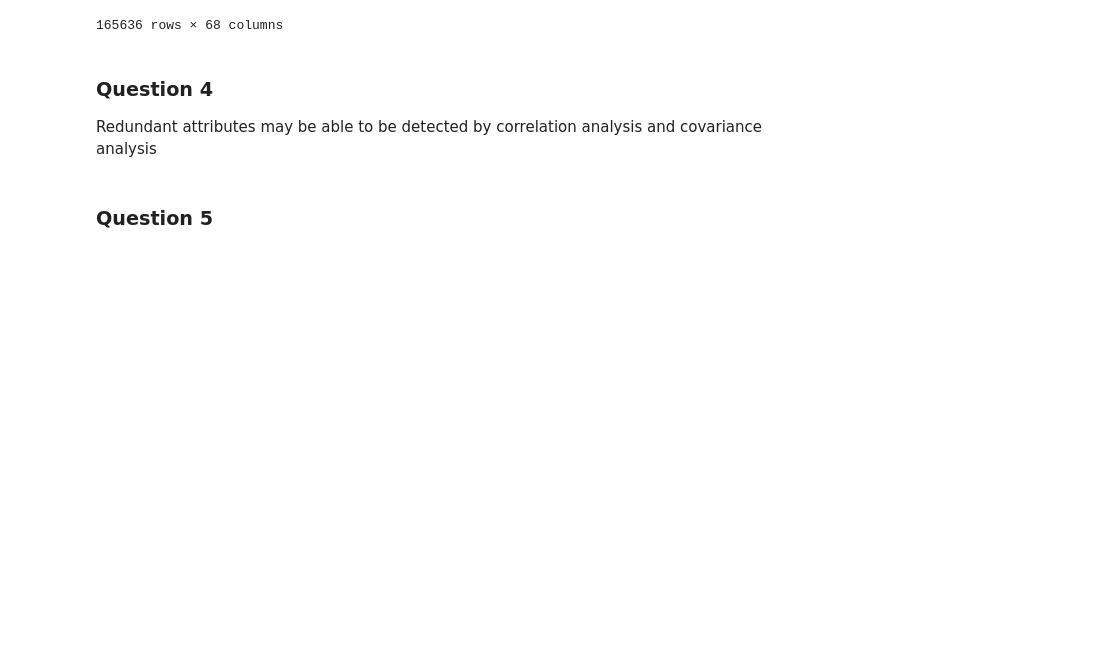
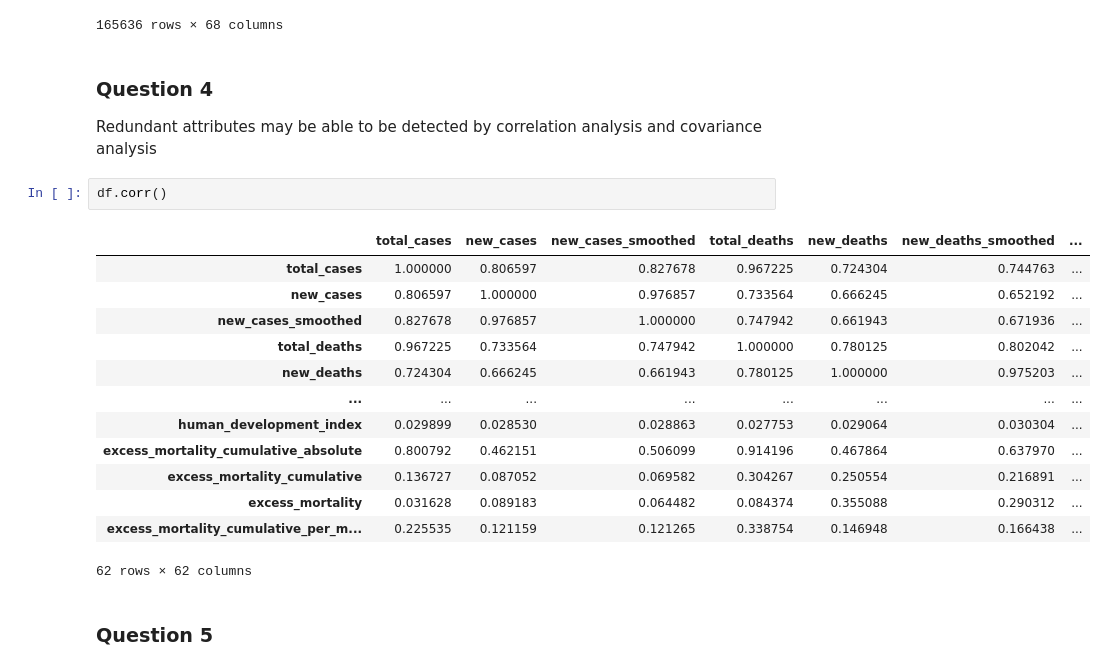
Before and after one commit to mohammadsaadati80/Data-Mining-COVID-19-Analysis, a Jupyter notebook: DM_CA1.ipynb, the cells around one changed output. Saved outputs shown, nothing was run; the diff lists cells and outputs as text; blank space fills up the shorter version.

```diff
--- a/DM_CA1.ipynb
+++ b/DM_CA1.ipynb
@@ -143,5 +192,21 @@ df_p1_q3
 # %% [markdown]
 ### Question 4
 Redundant attributes may be able to be detected by correlation analysis and covariance analysis
+# %%
+df.corr()
+# %% [output]
+|  | total_cases | new_cases | new_cases_smoothed | total_deaths | new_deaths | new_deaths_smoothed | ... |
+| total_cases | 1.000000 | 0.806597 | 0.827678 | 0.967225 | 0.724304 | 0.744763 | ... |
+| new_cases | 0.806597 | 1.000000 | 0.976857 | 0.733564 | 0.666245 | 0.652192 | ... |
+| new_cases_smoothed | 0.827678 | 0.976857 | 1.000000 | 0.747942 | 0.661943 | 0.671936 | ... |
+| total_deaths | 0.967225 | 0.733564 | 0.747942 | 1.000000 | 0.780125 | 0.802042 | ... |
+| new_deaths | 0.724304 | 0.666245 | 0.661943 | 0.780125 | 1.000000 | 0.975203 | ... |
+| ... | ... | ... | ... | ... | ... | ... | ... |
+| human_development_index | 0.029899 | 0.028530 | 0.028863 | 0.027753 | 0.029064 | 0.030304 | ... |
+| excess_mortality_cumulative_absolute | 0.800792 | 0.462151 | 0.506099 | 0.914196 | 0.467864 | 0.637970 | ... |
+| excess_mortality_cumulative | 0.136727 | 0.087052 | 0.069582 | 0.304267 | 0.250554 | 0.216891 | ... |
+| excess_mortality | 0.031628 | 0.089183 | 0.064482 | 0.084374 | 0.355088 | 0.290312 | ... |
+| excess_mortality_cumulative_per_m... | 0.225535 | 0.121159 | 0.121265 | 0.338754 | 0.146948 | 0.166438 | ... |
+62 rows × 62 columns
 # %% [markdown]
 ### Question 5
```
Also changed, not shown: parts of 7 cells of this notebook.
